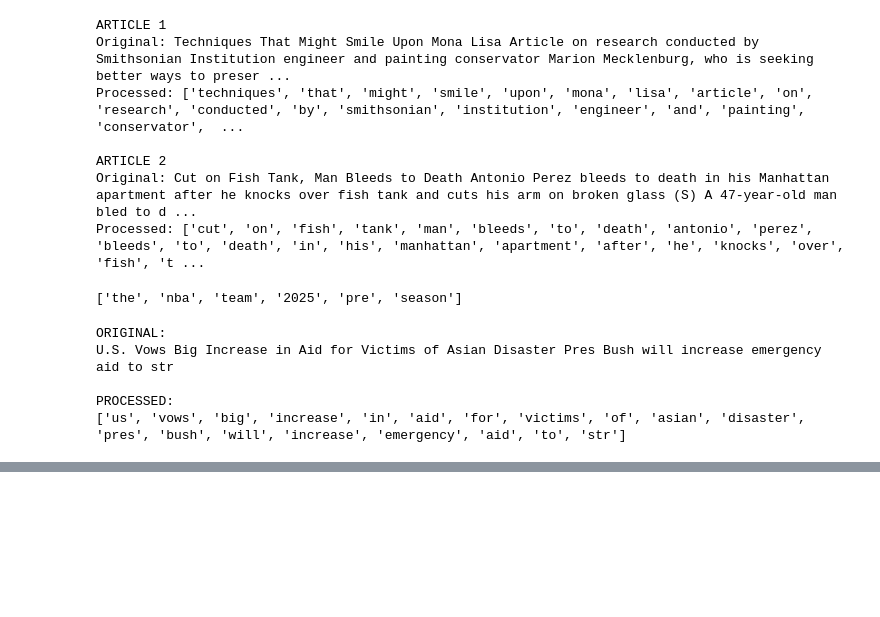
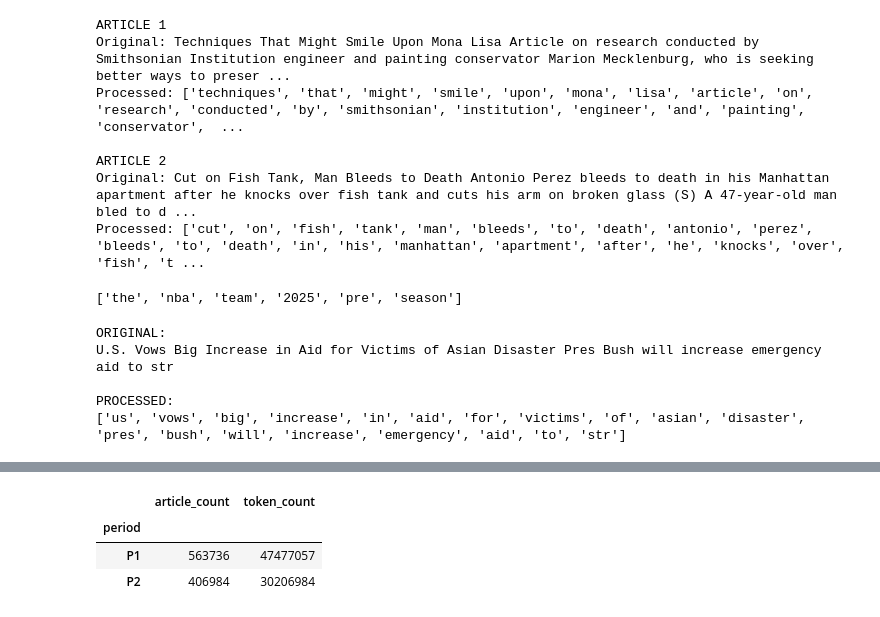
Before and after one commit to LanayaC/CS533_HW1, a Jupyter notebook: notes/01_explore_dataset.ipynb, the cells around one changed output, grey strips where cells are left out. Drawn from its saved outputs; the diff is of its cells as text; code cells hidden in the pictures; blank space fills up the shorter version.

```diff
--- a/notes/01_explore_dataset.ipynb
+++ b/notes/01_explore_dataset.ipynb
@@ -330,0 +340,11 @@ PROCESSED:
+# %%
+from src.corpus_writer import write_training_corpora
+
+summary = write_training_corpora(clean_df)
+
+display(summary)
+# %% [output]
+|  | article_count | token_count |
+| period |  |  |
+| P1 | 563736 | 47477057 |
+| P2 | 406984 | 30206984 |
```
Also changed, not shown: parts of 1 cell of this notebook, 4 other files.
